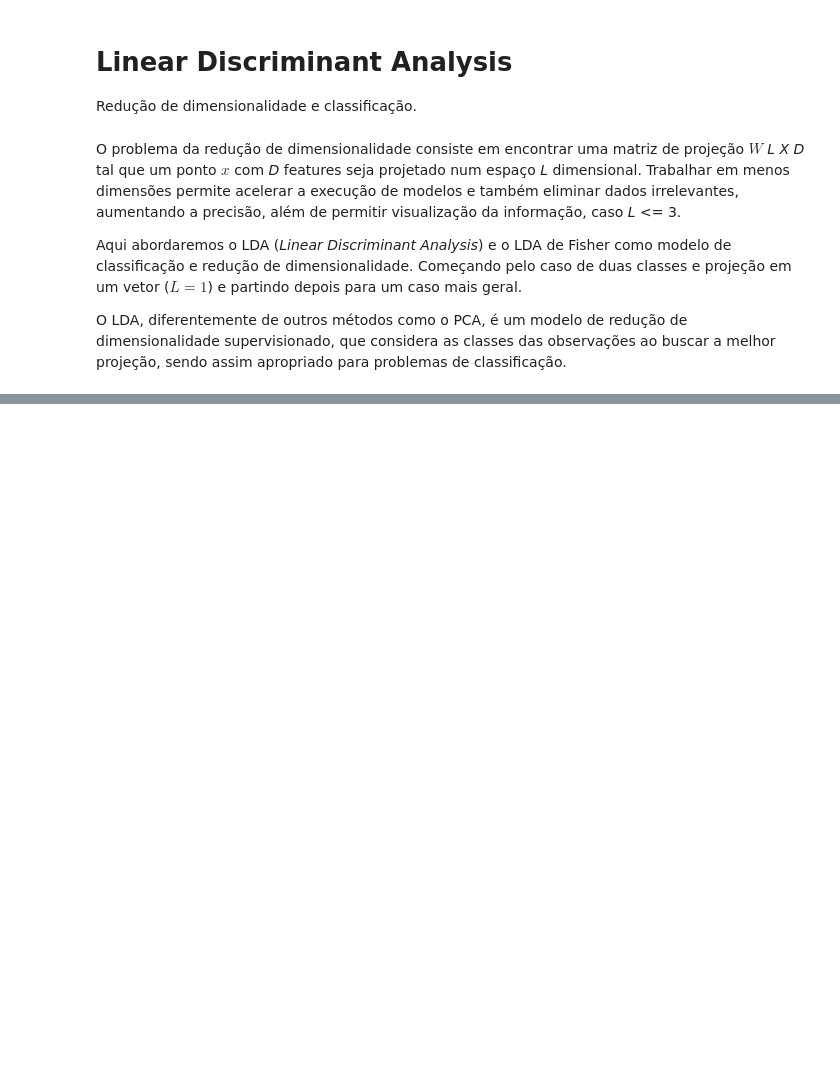
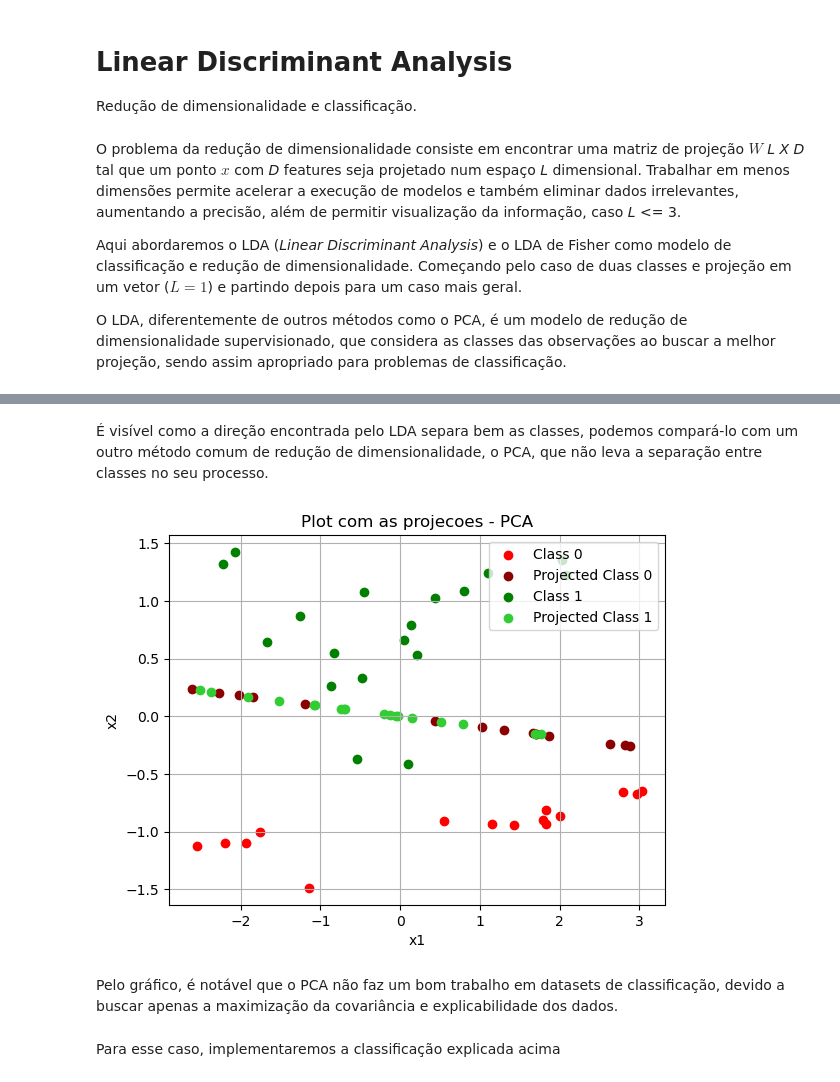
Before and after one commit to FelipeCarneiroMachado/Linear-Discriminant-Analysis, a Jupyter notebook: graficos.ipynb, the cells around one changed output, grey strips where cells are left out. Saved outputs shown, nothing was run; the diff lists cells and outputs as text; code cells hidden in the pictures; blank space fills up the shorter version.

```diff
--- a/graficos.ipynb
+++ b/graficos.ipynb
@@ -62,11 +100,16 @@ u1 = np.mean(x[x1], 0)
 u2 = np.mean(x[x2], axis=0)
 # %%
+# Matrizes de covariancia
 s1 = np.cov(x[x1], rowvar=False)
 s2 = np.cov(x[x2], rowvar=False)
 spooled = (x1.shape[0]/x.shape[0])* s1 + (x2.shape[0]/x.shape[0])* s2
 spooled.shape
+# Calculo do vetor a ser projetado
 l = np.linalg.inv(spooled) @ (u1 - u2)
+l = l / np.linalg.norm(l)
+# Projecao dos pontos
 projection = l @ x.T
 projection = np.outer(projection,l)
+# Limiar de comparacao para classificacao
 comp = ((u1 @ l.T) + (u2 @ l.T))/2
 # %%
@@ -88,3 +133,31 @@ plt.show()
+# %% [markdown]
+É visível como a direção encontrada pelo LDA separa bem as classes, podemos compará-lo com um outro método comum de redução de dimensionalidade, o PCA, que não leva a separação entre classes no seu processo.
+# %%
+from sklearn.decomposition import PCA
+
+
+pca = PCA(1).fit(x)
+projection = pca.components_[0] * pca.transform(x)
+# Plot
+colors = ["red", "green"]
+for class_label in np.unique(y):
+    class_points = x[y == class_label]
+    plt.scatter(class_points[:,0], class_points[:,1],color=colors[class_label], label=f"Class {class_label}")
+    class_points = projection[y == class_label]
+    plt.scatter(class_points[:,0], class_points[:,1], color=proj_colors[class_label],label=f"Projected Class {class_label}")
+
+plt.xlabel("x1")
+plt.ylabel("x2")
+plt.title("Plot com as projecoes - PCA")
+plt.legend()
+plt.grid(True)
+plt.show()
+# %% [output]
+[figure, added]
+# %% [markdown]
+Pelo gráfico, é notável que o PCA não faz um bom trabalho em datasets de classificação, devido a buscar apenas a maximização da covariância e explicabilidade dos dados.
+# %% [markdown]
+Para esse caso, implementaremos a classificação explicada acima
 # %%
 hit = 0
 count = 0
```
Also changed, not shown: parts of 14 cells of this notebook.
